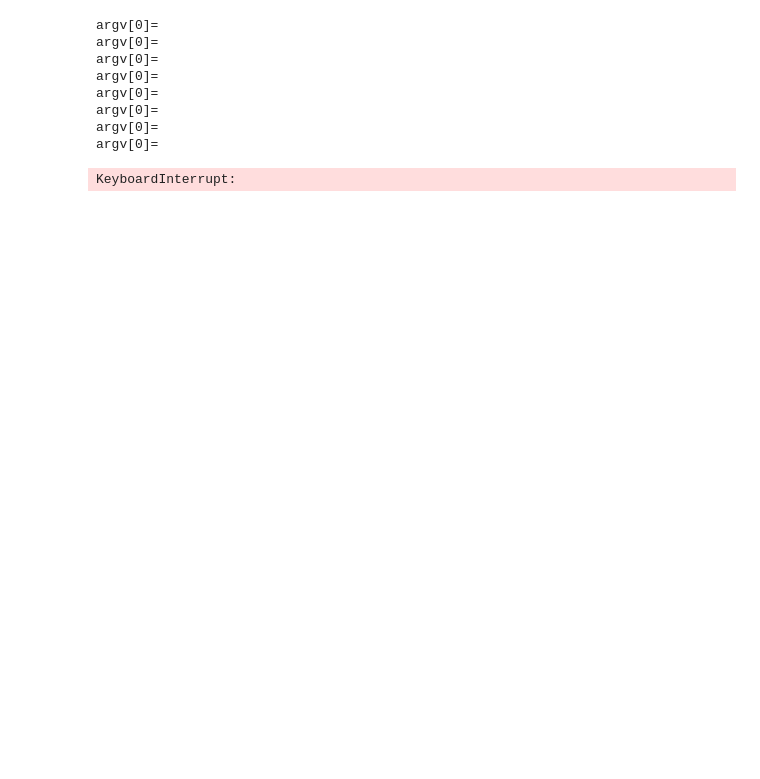
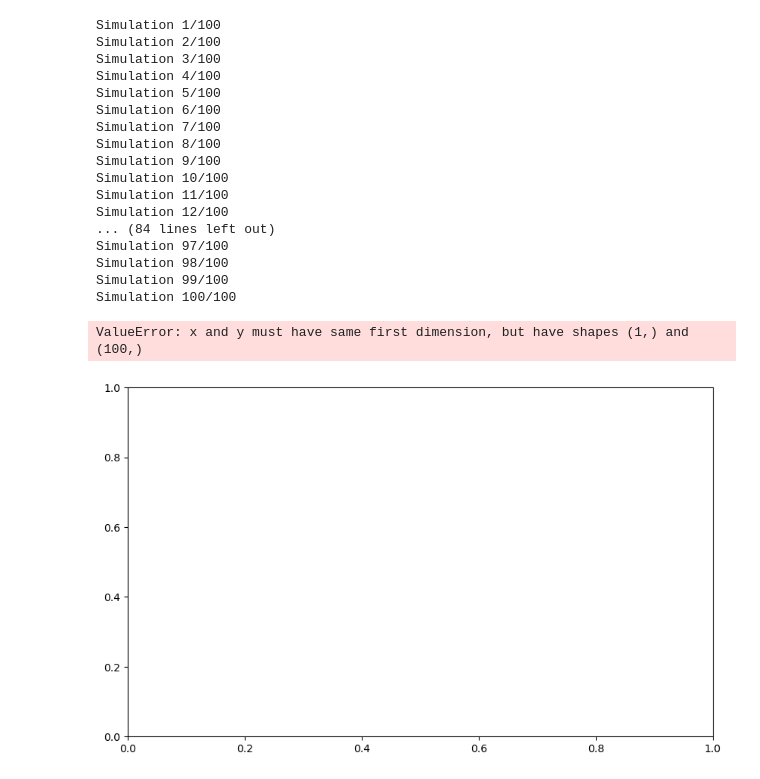
Before and after one commit to dssong2/ae353-sp25, a Jupyter notebook: projects/03_spacecraft/iterations.ipynb, the cells around one changed output. Drawn from its saved outputs; the diff is of its cells as text; code cells hidden in the pictures; blank space fills up the shorter version.

```diff
--- a/projects/03_spacecraft/iterations.ipynb
+++ b/projects/03_spacecraft/iterations.ipynb
@@ -380,30 +380,32 @@ def iterate(delta):
 # %%
 results = np.array([])
 deltas = np.linspace(0, 3.1, 100)
+count = 0
 for delta in deltas:
+    count += 1
+    print(f"Simulation {count}/{len(deltas)}")
     success_rates = iterate(delta)
     results = np.append(results, success_rates)
     # Print the success rate for each delta
     # print(f"Delta: {delta:.2f}, Success Rate: {success_rates:.2%}")
     # Append the success rate to the results list
-
-# Plotting the results
-plt.figure(figsize=(10, 6))
-plt.plot(delta, results, marker='o')
-plt.title('Success Rate of Simulations')
-plt.xlabel('Delta * sqrt(3)')
-plt.ylabel('Success Rate')
-plt.ylim(0, 1)
-plt.grid()
-plt.xticks(range(1, len(results) + 1))
-plt.show()
 # %% [output]
-argv[0]=
-argv[0]=
-argv[0]=
-argv[0]=
-argv[0]=
-argv[0]=
-argv[0]=
-argv[0]=
+Simulation 1/100
+Simulation 2/100
+Simulation 3/100
+Simulation 4/100
+Simulation 5/100
+Simulation 6/100
+Simulation 7/100
+Simulation 8/100
+Simulation 9/100
+Simulation 10/100
+Simulation 11/100
+Simulation 12/100
+... (84 lines left out)
+Simulation 97/100
+Simulation 98/100
+Simulation 99/100
+Simulation 100/100
-KeyboardInterrupt:
+ValueError: x and y must have same first dimension, but have shapes (1,) and (100,)
+[figure, added]
```
Also changed, not shown: parts of 1 cell of this notebook, 1 other file.
